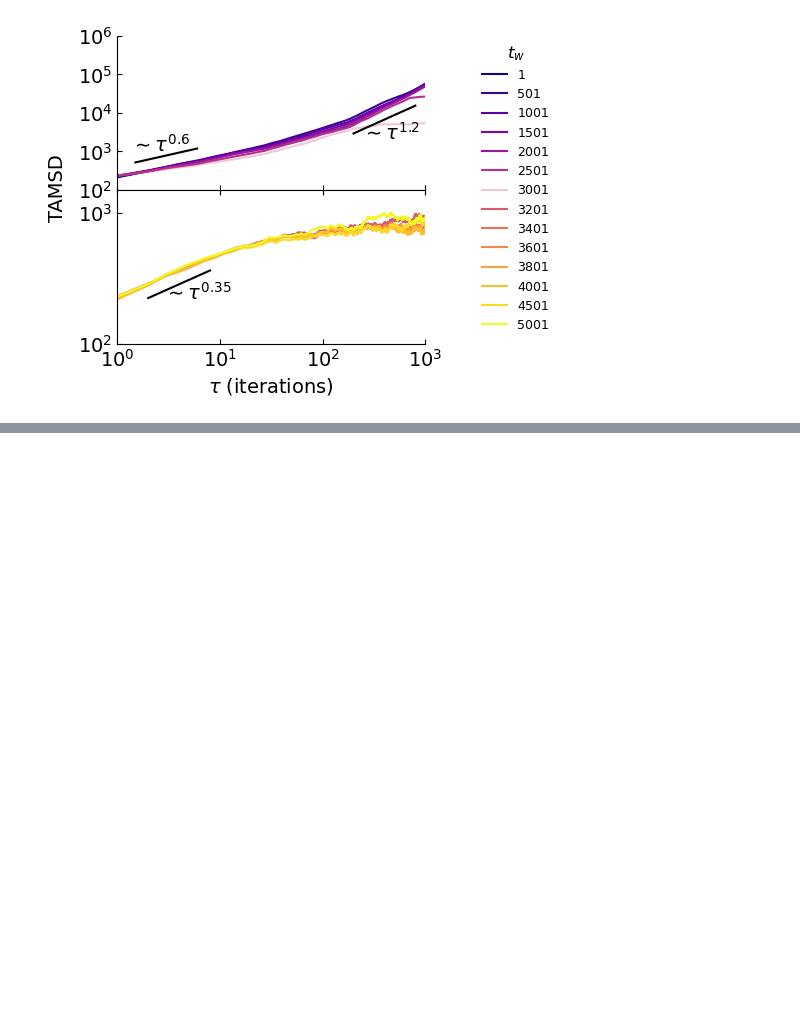
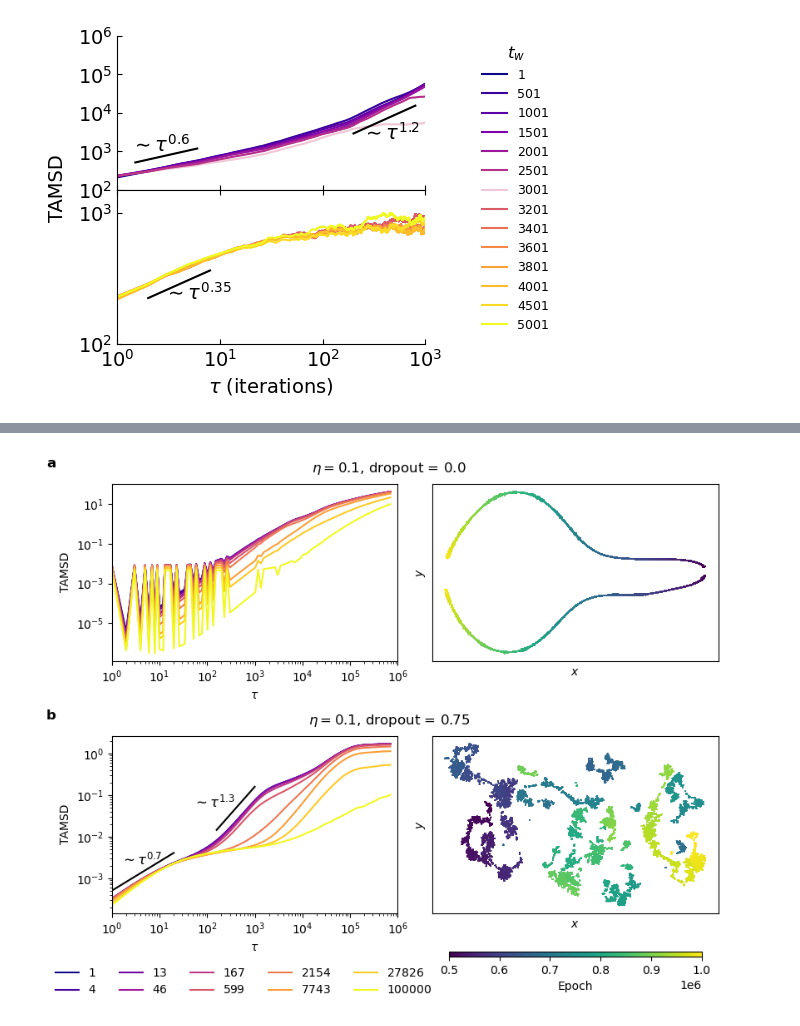
Before and after one commit to anly2178/GD-multifractal-landscape, a Jupyter notebook: demo.ipynb, the cells around one changed output, grey strips where cells are left out. Cells and saved outputs as stored; diff of their text form; code cells hidden in the pictures; blank space fills up the shorter version.

```diff
--- a/demo.ipynb
+++ b/demo.ipynb
@@ -1238,0 +1359,63 @@ plt.show()
+# %%
+import numpy as np
+import matplotlib.pyplot as plt
+
+fig = plt.figure(constrained_layout=True)
+fig.set_size_inches(8, 6)
+
+lrs = [1e-1, 1e-1]
+dropouts = [0., 0.75]
+
+labels = ['a', 'b']
+
+subfigs = fig.subfigures(nrows=len(lrs), ncols=1)
+for row, subfig in enumerate(subfigs):
+    lr = lrs[row]
+    dropout = dropouts[row]
+    subfig.suptitle(rf'$\eta = {lr}$, dropout = {dropout}'.format(lr, dropout))
+    axs = subfig.subplots(nrows=1, ncols=2)
+    ax1, ax2 = axs
+    # TAMSD
+    path = f"data/real_training_dynamics/lr={lr}_dropout={dropout}_epochs=1000000/TAMSDs.npz"
+    data = np.load(path)
+    TAMSDs = data['TAMSDs']
+    waiting_times = data['waiting_times']
+    lag_times = data['lag_times']
+    window_size = data['window_size']
+    cmap = plt.get_cmap("plasma")
+    c_idx = np.linspace(0,1,TAMSDs.shape[0],endpoint=True)
+    colors = [cmap(i) for i in c_idx]
+    for i in range(TAMSDs.shape[0]):
+        if row == 0:
+            ax1.loglog(lag_times, TAMSDs[i], c=colors[i], label=rf'${int(waiting_times[i])}$')
+        else:
+            ax1.loglog(lag_times, TAMSDs[i], c=colors[i])
+    ax1.set_xlabel(r'$\tau$')
+    ax1.set_ylabel('TAMSD')
+    ax1.set_xlim([1, 1e6])
+    if row == 1:
+        X1 = 10**np.array([0,1.3])
+        Y1 = X1**0.7 * 5e-4
+        ax1.plot(X1,Y1,'k-'); ax1.text(1.5e0, 2.1e-3, r'$\sim\tau^{0.7}$', fontsize=12)
+        X2 = 10**np.array([2.2,3])
+        Y2 = X2**1.3 * 2e-5
+        ax1.plot(X2,Y2,'k-'); ax1.text(5e1, 5e-2, r'$\sim\tau^{1.3}$', fontsize=12)
+    # t-SNE
+    trajectory = np.load(f"data/real_training_dynamics/lr={lr}_dropout={dropout}_epochs=1000000/trajectory_tsne.npy")
+    im = ax2.scatter(trajectory[:,0], trajectory[:,1], s=0.1, c=np.arange(trajectory.shape[0])+5e5, cmap='viridis', marker='.')
+    ax2.set_xticks([])
+    ax2.set_yticks([])
+    ax2.set_xlabel(r'$x$')
+    ax2.set_ylabel(r'$y$')
+    # Labels
+    label = labels[row]
+    subfig.text(0, 1, label, fontsize=12, fontweight='bold', va='top', ha='right')
+leg = fig.legend(bbox_to_anchor=(0.58, 0), frameon=False, ncol=5)
+cbar_ax = fig.add_axes([0.59, 0, 0.38, 0.01])
+fig.colorbar(im, cax=cbar_ax, orientation='horizontal')
+cbar_ax.set_xticks(np.array([0,1e5,2e5,3e5,4e5,5e5])+5e5)
+cbar_ax.set_xlabel('Epoch')
+# fig.savefig("figures/real_training_dynamics.pdf", dpi=300, bbox_inches='tight')
+plt.show()
+# %% [output]
+[figure, added]
```
Also changed, not shown: parts of 8 cells of this notebook, 8 other files.
